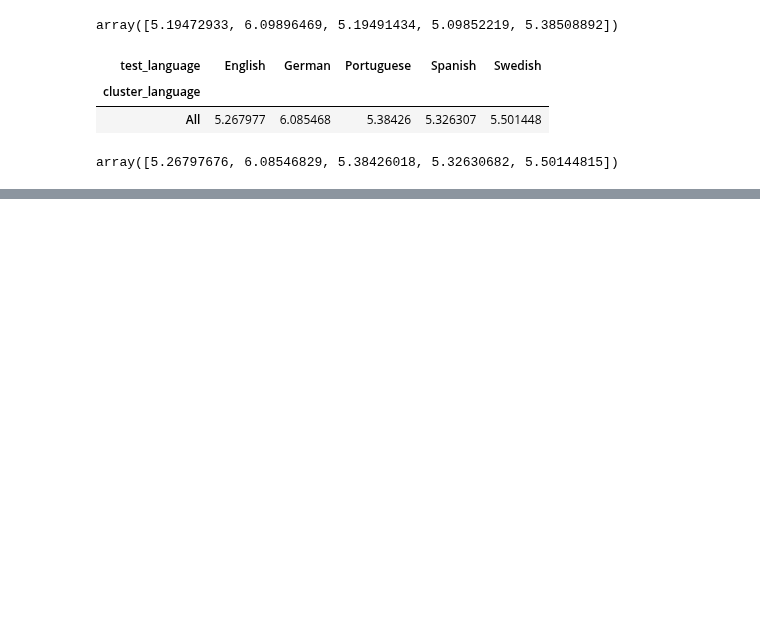
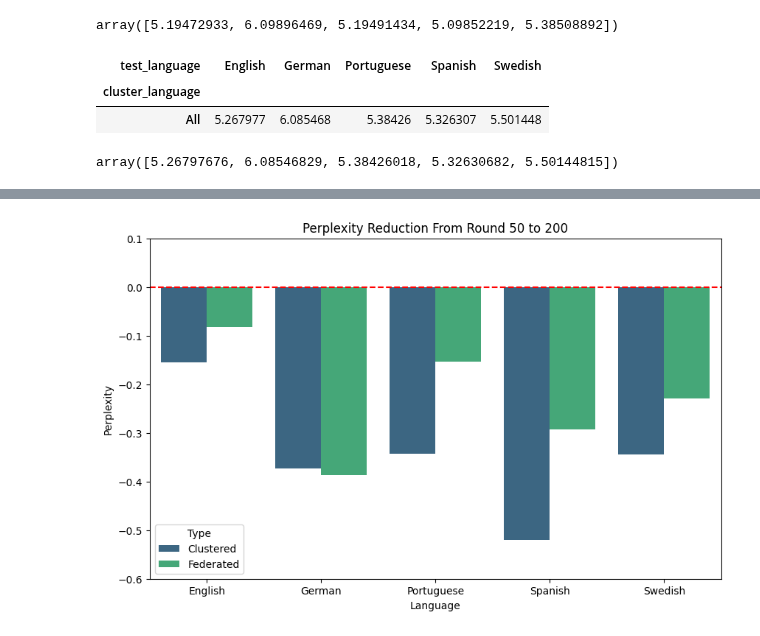
Before and after one commit to GabrielTalasso/FT_LLM_FL, a Jupyter notebook: eval.ipynb, the cells around one changed output, grey strips where cells are left out. Cells and saved outputs as stored; diff of their text form; code cells hidden in the pictures; blank space fills up the shorter version.

```diff
--- a/eval.ipynb
+++ b/eval.ipynb
@@ -272,0 +312,35 @@ plt.savefig(f'results/perplexity_comparison_round_{round}.png')
+# %%
+path = 'results/perplexity_clustered.csv'
+perplexity_round_50 = pd.read_csv(path)
+
+perplexity_round_50 = perplexity_round_50[perplexity_round_50['round'] == 50]
+#fig size
+plt.figure(figsize=(10, 6))
+
+df_values = pd.DataFrame(columns=['Type', 'English','German', 'Portuguese', 'Spanish', 'Swedish'])
+
+df_values.loc[0] = ['Clustered', values_clustered[0], values_clustered[1], values_clustered[2], values_clustered[3], values_clustered[4]]
+df_values.loc[1] = ['Federated', values_federated[0], values_federated[1], values_federated[2], values_federated[3], values_federated[4]]
+
+#remove from each perplexity the initial value (perplexity round 1) of that language
+df_values['English'] = df_values['English'] -       perplexity_round_50[perplexity_round_50['language'] == 'English']['ppl'].values[0]
+df_values['German'] = df_values['German'] -         perplexity_round_50[perplexity_round_50['language'] == 'German']['ppl'].values[0]
+df_values['Portuguese'] = df_values['Portuguese'] - perplexity_round_50[perplexity_round_50['language'] == 'Portuguese']['ppl'].values[0]
+df_values['Spanish'] = df_values['Spanish'] -       perplexity_round_50[perplexity_round_50['language'] == 'Spanish']['ppl'].values[0]
+df_values['Swedish'] = df_values['Swedish'] -       perplexity_round_50[perplexity_round_50['language'] == 'Swedish']['ppl'].values[0]
+
+
+#pivot
+df_values = df_values.melt(id_vars='Type', var_name='Language', value_name='Perplexity')
+
+#bar plot for language splited by type
+sns.barplot(data=df_values, x='Language', y='Perplexity', hue='Type', palette='viridis')
+#add a line on zero
+plt.axhline(0, color='red', linestyle='--')
+
+plt.title(f'Perplexity Reduction From Round 50 to {round}')
+plt.ylim([-0.6, 0.1])
+
+plt.savefig(f'results/perplexity_reduction_round_50.png')
+# %% [output]
+[figure, added]
```
Also changed, not shown: parts of 8 cells of this notebook, 10 other files.
